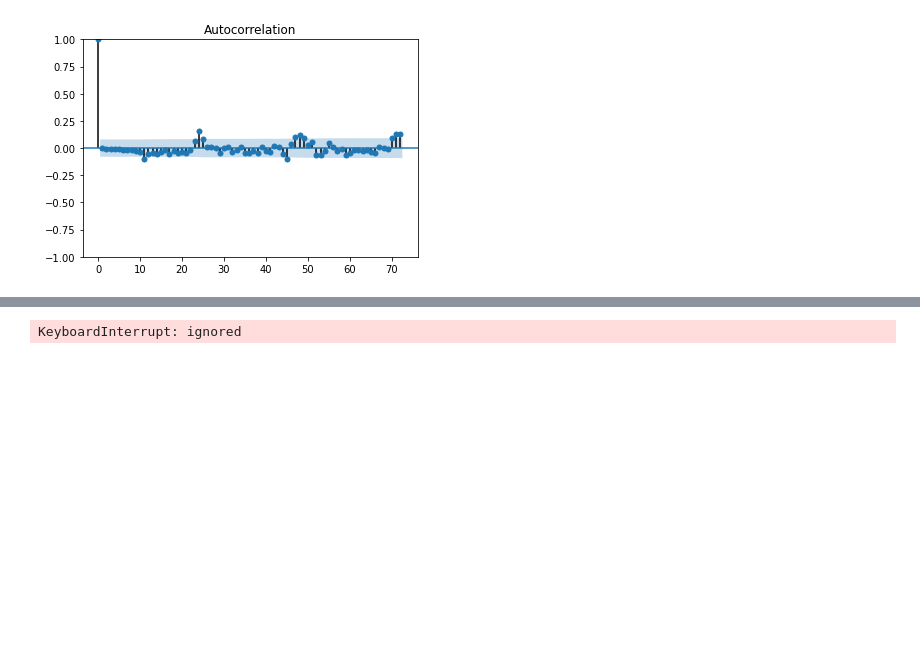
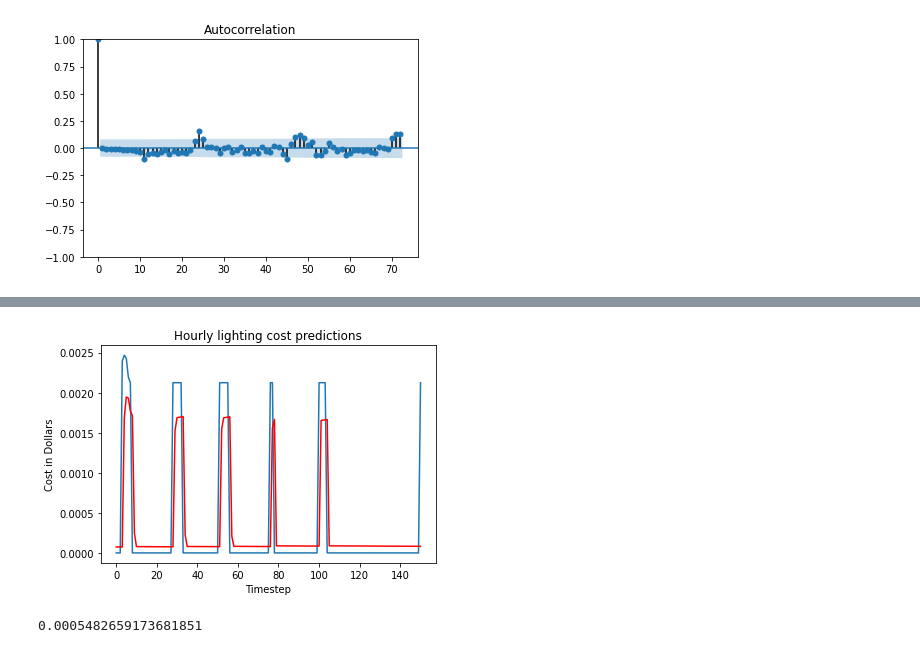
Before and after one commit to smannan/LIFXBulbAnalysis, a Jupyter notebook: SmartBulbARIMAModel.ipynb, the cells around one changed output, grey strips where cells are left out. Cells and saved outputs as stored; diff of their text form; code cells hidden in the pictures; blank space fills up the shorter version.

```diff
--- a/SmartBulbARIMAModel.ipynb
+++ b/SmartBulbARIMAModel.ipynb
@@ -217,6 +232,12 @@ SARIMAX Results
 Warnings:
 [1] Covariance matrix calculated using the outer product of gradients (complex-step).
 # %%
-predictions, rmse = rolling_predictions(train, test, auto=True)
+predictions_auto_arima, rmse_auto_arima = rolling_predictions(train, test, auto=True)
-# %% [output]
-KeyboardInterrupt: ignored
+# %%
+plot_preds(test, predictions_auto_arima)
+# %% [output]
+[figure, added]
+# %%
+print (rmse_auto_arima)
+# %% [output]
+0.0005482659173681851
```
Also changed, not shown: parts of 11 cells of this notebook.
